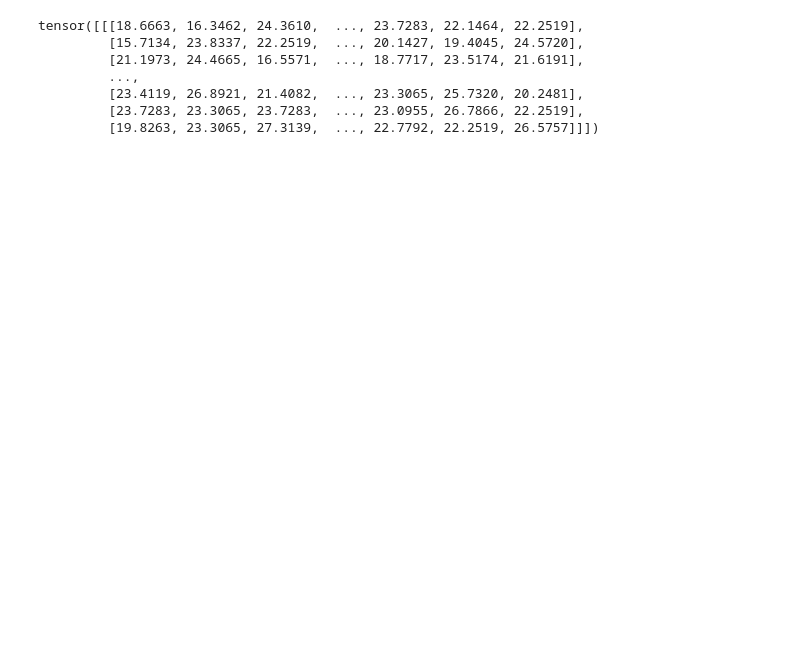
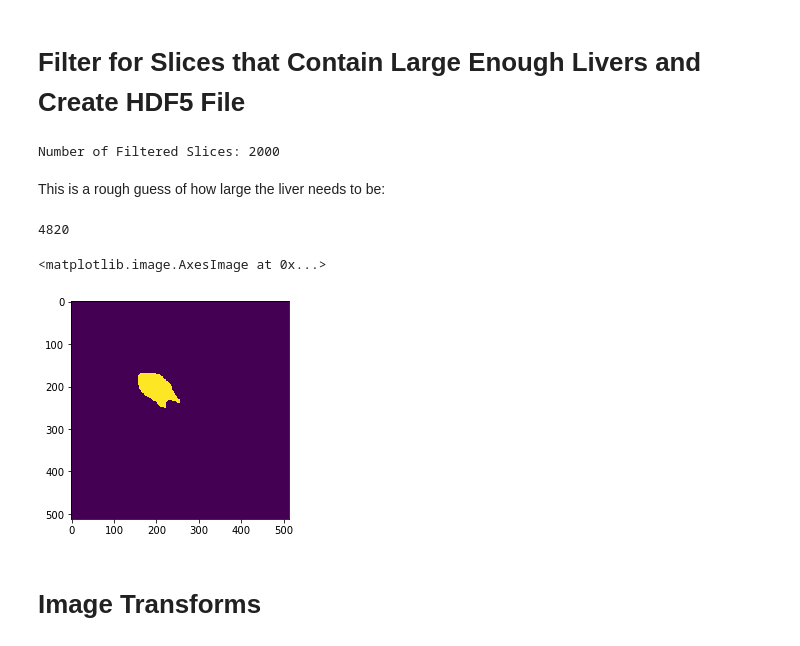
Before and after one commit to mattesko/CompNet-Medical, a Jupyter notebook: eda_chaos.ipynb, the cells around one changed output. Cells and saved outputs as stored; diff of their text form; code cells hidden in the pictures; blank space fills up the shorter version.

```diff
--- a/eda_chaos.ipynb
+++ b/eda_chaos.ipynb
@@ -62,11 +57,2 @@ transforms.ToTensor()
-# %%
-t = Tensor(scaled_image).unsqueeze(0)
-F.interpolate(t, size=224)
-# %% [output]
-tensor([[[18.6663, 16.3462, 24.3610,  ..., 23.7283, 22.1464, 22.2519],
-         [15.7134, 23.8337, 22.2519,  ..., 20.1427, 19.4045, 24.5720],
-         [21.1973, 24.4665, 16.5571,  ..., 18.7717, 23.5174, 21.6191],
-         ...,
-         [23.4119, 26.8921, 21.4082,  ..., 23.3065, 25.7320, 20.2481],
-         [23.7283, 23.3065, 23.7283,  ..., 23.0955, 26.7866, 22.2519],
-         [19.8263, 23.3065, 27.3139,  ..., 22.7792, 22.2519, 26.5757]]])
+# %% [markdown]
+# Filter for Slices that Contain Large Enough Livers and Create HDF5 File
@@ -72,0 +78,19 @@ tensor([[[18.6663, 16.3462, 24.3610,  ..., 23.7283, 22.1464, 22.2519],
+# %%
+hdf5_path = os.path.join('CompositionalNets', 'data', 'chaos', 'train.hdf5')
+hf = h5py.File(hdf5_path, 'r')
+print(f'Number of Filtered Slices: {len(hf["images"])}')
+hf.close()
+# %% [output]
+Number of Filtered Slices: 2000
+# %% [markdown]
+This is a rough guess of how large the liver needs to be:
+# %%
+_, target = dataset[102]
+print(np.sum(target == 1))
+plt.imshow(target)
+# %% [output]
+4820
+<matplotlib.image.AxesImage at 0x...>
+[figure, added]
+# %% [markdown]
+# Image Transforms
```
Also changed, not shown: parts of 15 cells of this notebook, 18 other files.
